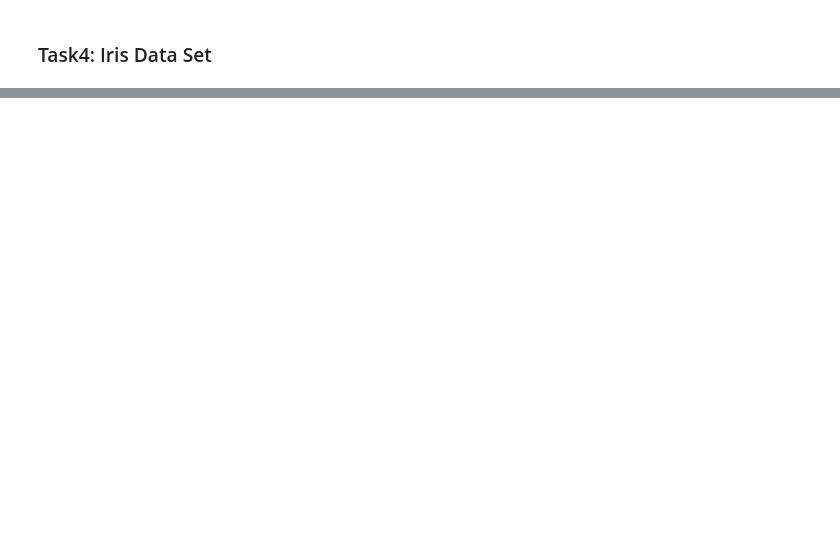
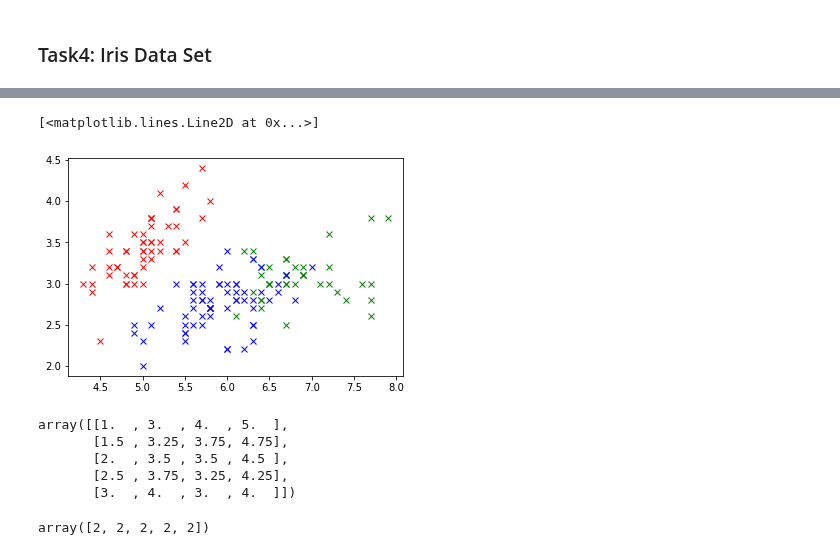
Before and after one commit to MateuszPawlowski/Emerging-Technologies, a Jupyter notebook: Tasks.ipynb, the cells around one changed output, grey strips where cells are left out. Drawn from its saved outputs; the diff is of its cells as text; code cells hidden in the pictures; blank space fills up the shorter version.

```diff
--- a/Tasks.ipynb
+++ b/Tasks.ipynb
@@ -218,0 +217,33 @@ plt.ylim([-2,6])
+# %%
+# Perform kmeans fitting.
+mykmeans = skcl.KMeans(n_clusters=3, random_state=0).fit(irisData)
+# %%
+# Plot the data set.
+plt.plot(irisData[mykmeans.labels_ == 0][:,0], irisData[mykmeans.labels_ == 0][:,1], 'gx')
+plt.plot(irisData[mykmeans.labels_ == 1][:,0], irisData[mykmeans.labels_ == 1][:,1], 'rx')
+plt.plot(irisData[mykmeans.labels_ == 2][:,0], irisData[mykmeans.labels_ == 2][:,1], 'bx')
+# %% [output]
+[<matplotlib.lines.Line2D at 0x...>]
+[figure, added]
+# %%
+# Create new dummy points for classification.
+# mynewvals = np.array([[0, 0], [6, 10]])
+myxvals = np.linspace(1.0, 3.0, 5)
+myyvals = np.linspace(3.0, 4.0, 5)
+myxvals2 = np.linspace(4.0, 3.0, 5)
+myyvals2 = np.linspace(5.0, 4.0, 5)
+
+mynewvals = np.vstack([myxvals, myyvals, myxvals2, myyvals2]).T
+mynewvals
+# %% [output]
+array([[1.  , 3.  , 4.  , 5.  ],
+       [1.5 , 3.25, 3.75, 4.75],
+       [2.  , 3.5 , 3.5 , 4.5 ],
+       [2.5 , 3.75, 3.25, 4.25],
+       [3.  , 4.  , 3.  , 4.  ]])
+# %%
+# Predict the cluster for two points.
+mypredictions = mykmeans.predict(mynewvals)
+mypredictions
+# %% [output]
+array([2, 2, 2, 2, 2])
```
Also changed, not shown: parts of 9 cells of this notebook.
